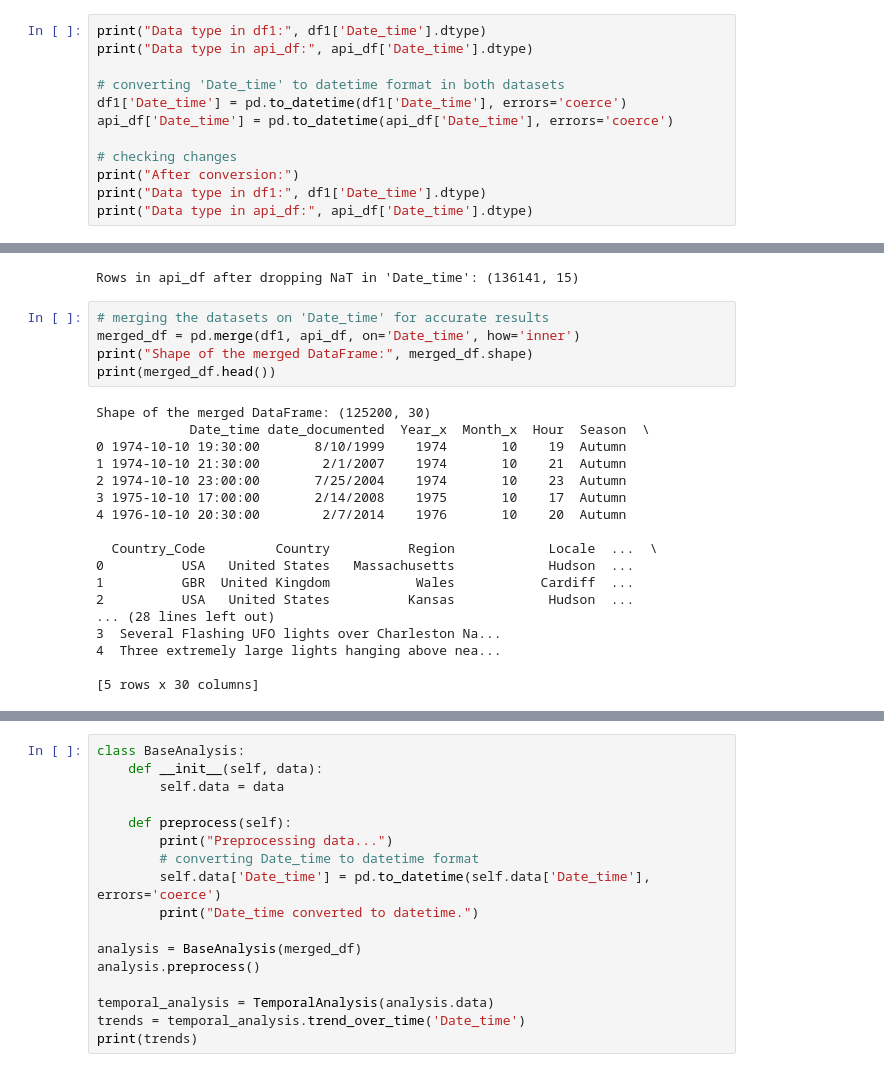
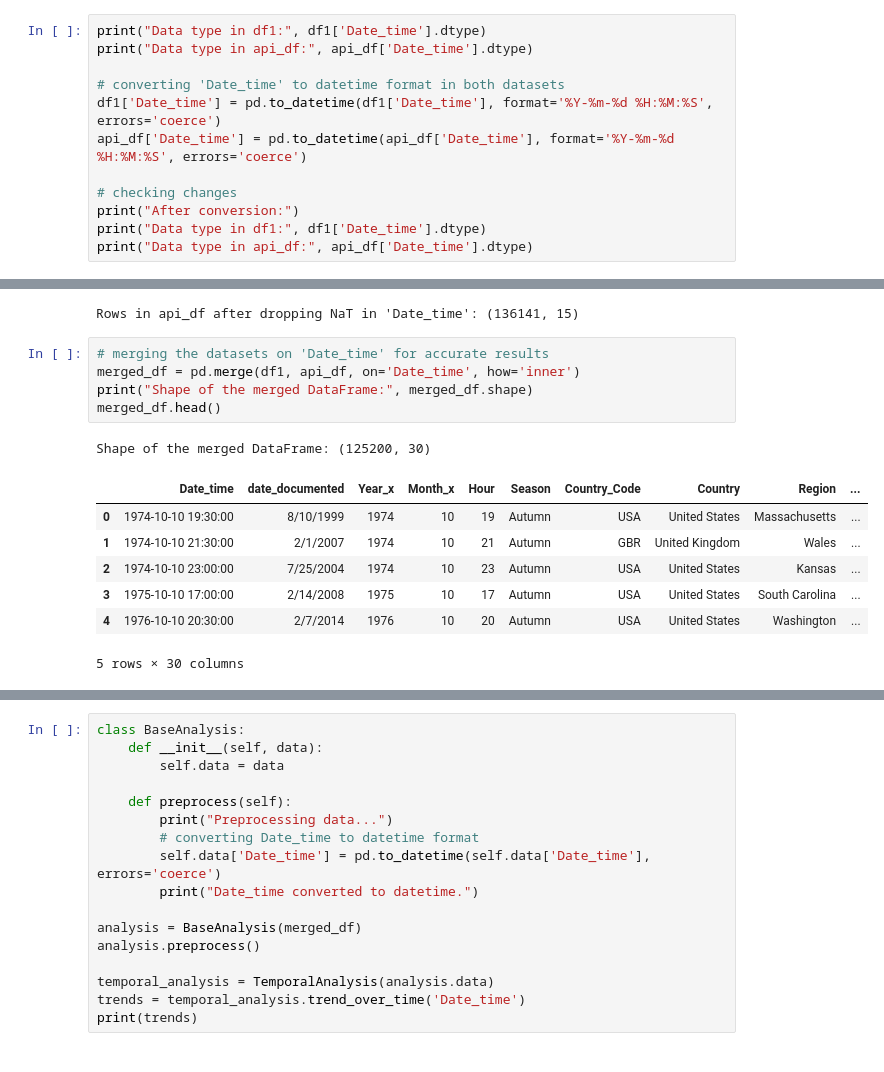
Before and after one commit to Juliarriibeiro/UFO-Sightings, a Jupyter notebook: UFO Sightings Analysis Application_FINAL.ipynb, the cells around one changed output, grey strips where cells are left out. Cells and saved outputs as stored; diff of their text form.

```diff
--- a/UFO Sightings Analysis Application_FINAL.ipynb
+++ b/UFO Sightings Analysis Application_FINAL.ipynb
@@ -205,8 +205,8 @@ print("Data type in df1:", df1['Date_time'].dtype)
 print("Data type in api_df:", api_df['Date_time'].dtype)
 
 # converting 'Date_time' to datetime format in both datasets
-df1['Date_time'] = pd.to_datetime(df1['Date_time'], errors='coerce')
-api_df['Date_time'] = pd.to_datetime(api_df['Date_time'], errors='coerce')
+df1['Date_time'] = pd.to_datetime(df1['Date_time'], format='%Y-%m-%d %H:%M:%S', errors='coerce')
+api_df['Date_time'] = pd.to_datetime(api_df['Date_time'], format='%Y-%m-%d %H:%M:%S', errors='coerce')
 
 # checking changes
 print("After conversion:")
@@ -253,26 +252,17 @@ Rows in api_df after dropping NaT in 'Date_time': (136141, 15)
 # %%
 # merging the datasets on 'Date_time' for accurate results
 merged_df = pd.merge(df1, api_df, on='Date_time', how='inner')
 print("Shape of the merged DataFrame:", merged_df.shape)
-print(merged_df.head())
+merged_df.head()
 # %% [output]
 Shape of the merged DataFrame: (125200, 30)
-            Date_time date_documented  Year_x  Month_x  Hour  Season  \
-0 1974-10-10 19:30:00       8/10/1999    1974       10    19  Autumn
-1 1974-10-10 21:30:00        2/1/2007    1974       10    21  Autumn
-2 1974-10-10 23:00:00       7/25/2004    1974       10    23  Autumn
-3 1975-10-10 17:00:00       2/14/2008    1975       10    17  Autumn
-4 1976-10-10 20:30:00        2/7/2014    1976       10    20  Autumn
-
-  Country_Code         Country          Region            Locale  ...  \
-0          USA   United States   Massachusetts            Hudson  ...
-1          GBR  United Kingdom           Wales           Cardiff  ...
-2          USA   United States          Kansas            Hudson  ...
-... (28 lines left out)
-3  Several Flashing UFO lights over Charleston Na...
-4  Three extremely large lights hanging above nea...
-
-[5 rows x 30 columns]
+|  | Date_time | date_documented | Year_x | Month_x | Hour | Season | Country_Code | Country | Region | ... |
+| 0 | 1974-10-10 19:30:00 | 8/10/1999 | 1974 | 10 | 19 | Autumn | USA | United States | Massachusetts | ... |
+| 1 | 1974-10-10 21:30:00 | 2/1/2007 | 1974 | 10 | 21 | Autumn | GBR | United Kingdom | Wales | ... |
+| 2 | 1974-10-10 23:00:00 | 7/25/2004 | 1974 | 10 | 23 | Autumn | USA | United States | Kansas | ... |
+| 3 | 1975-10-10 17:00:00 | 2/14/2008 | 1975 | 10 | 17 | Autumn | USA | United States | South Carolina | ... |
+| 4 | 1976-10-10 20:30:00 | 2/7/2014 | 1976 | 10 | 20 | Autumn | USA | United States | Washington | ... |
+5 rows × 30 columns
 # %%
 class BaseAnalysis:
     def __init__(self, data):
```
Also changed, not shown: parts of 4 cells of this notebook.
